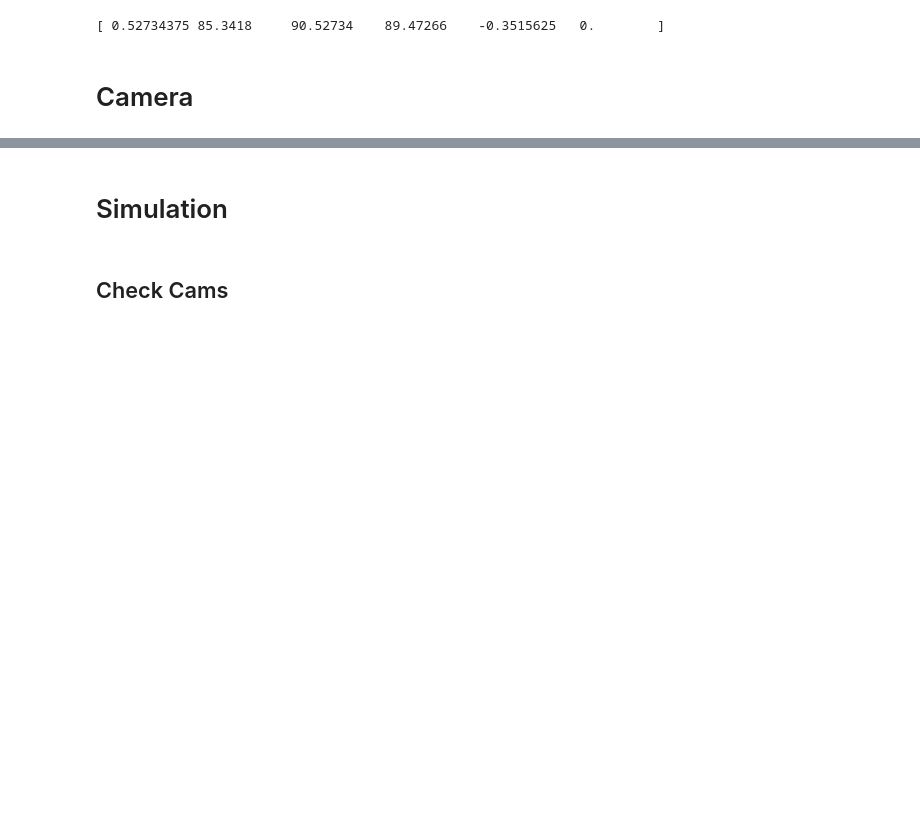
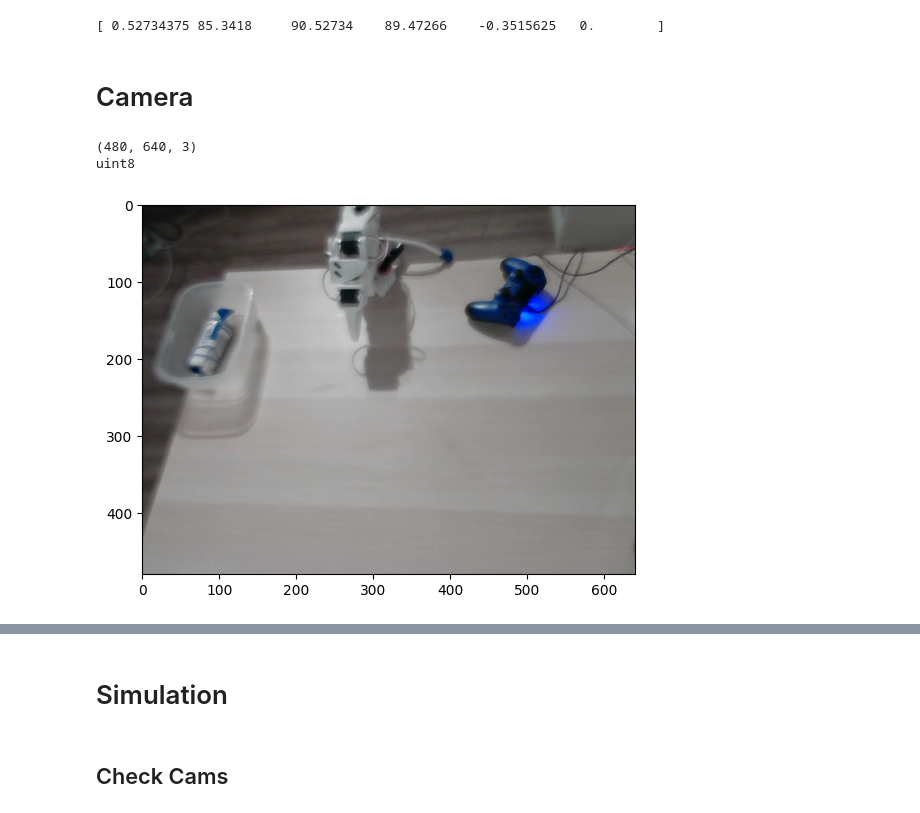
Before and after one commit to danielholl13/lerobot, a Jupyter notebook: experiments/test-robot.ipynb, the cells around one changed output, grey strips where cells are left out. Saved outputs shown, nothing was run; the diff lists cells and outputs as text; code cells hidden in the pictures; blank space fills up the shorter version.

```diff
--- a/experiments/test-robot.ipynb
+++ b/experiments/test-robot.ipynb
@@ -89,3 +107,19 @@ robot.follower_arms['main'].read_with_motor_ids(motor_models=robot.follower_arms
 robot.follower_arms['main'].disconnect()
 # %% [markdown]
 # Camera
+# %%
+from lerobot.common.robot_devices.cameras.opencv import OpenCVCamera
+import matplotlib.pyplot as plt
+camera = OpenCVCamera(camera_index=2, fps=30, width=640, height=480)
+camera.connect()
+color_image = camera.read()
+
+print(color_image.shape)
+print(color_image.dtype)
+plt.imshow(color_image)
+
+camera.disconnect()
+# %% [output]
+(480, 640, 3)
+uint8
+[figure, added]
```
Also changed, not shown: parts of 5 cells of this notebook, 3 other files.
